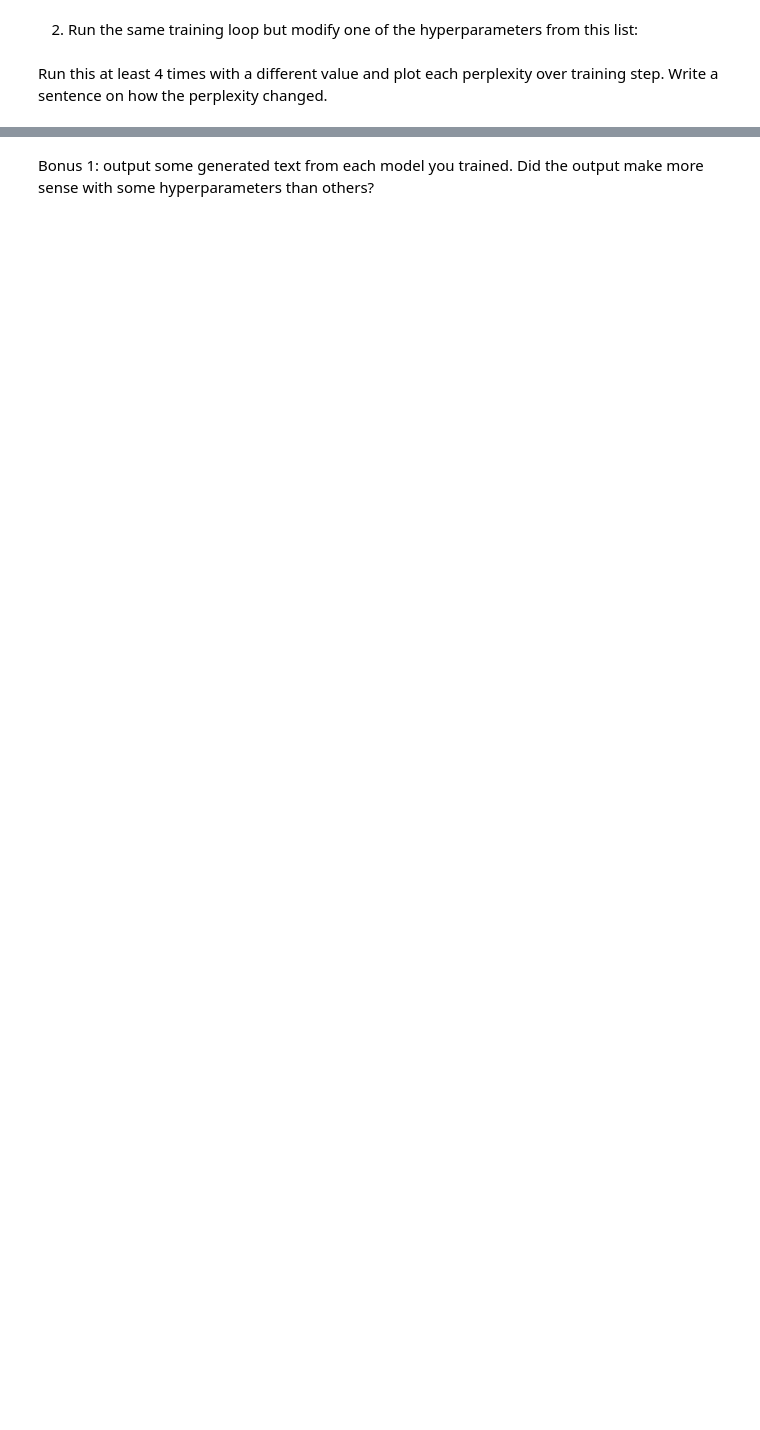
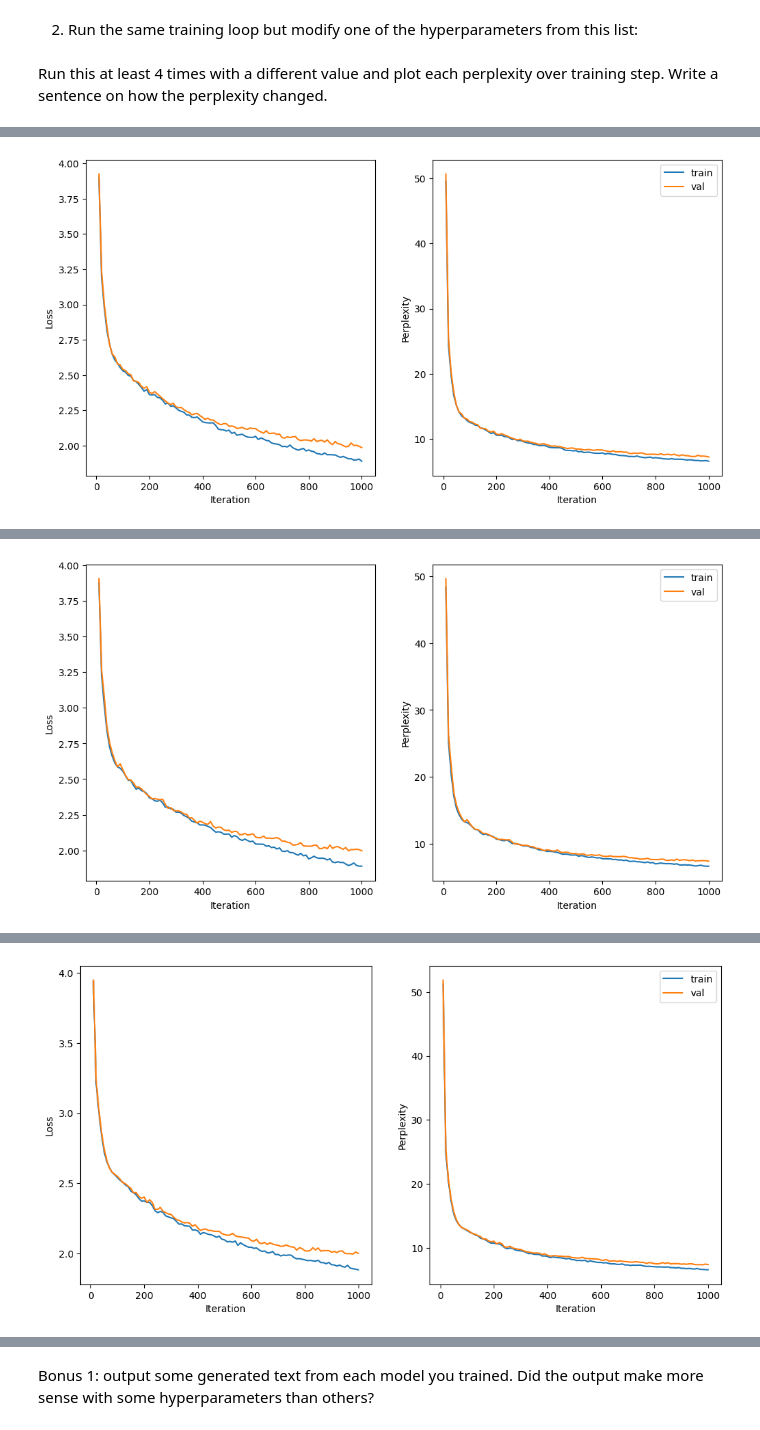
Before and after one commit to azzaea/ai-science-training-series, a Jupyter notebook: 05_llm_part2/LLM_part02.ipynb, the cells around one changed output, grey strips where cells are left out. Saved outputs shown, nothing was run; the diff lists cells and outputs as text; code cells hidden in the pictures; blank space fills up the shorter version.

```diff
--- a/05_llm_part2/LLM_part02.ipynb
+++ b/05_llm_part2/LLM_part02.ipynb
@@ -768,7 +815,7 @@ We will be training a larger LLM on distributed resources in session 6.
     Hint: this function might be useful for you:
 # %%
 @torch.no_grad()
-def estimate_loss():
+def estimate_loss(model):
     out = {}
     model.eval()
     for split in ['train', 'val']:
@@ -836,34 +852,12 @@ max_iters
 # %%
-simple_lm = LanguageModel().to(device)
-optimizer = torch.optim.Adam(simple_lm.parameters(), lr=learning_rate)
-
-# training loop function
-def train_loop(model, max_iters, eval_interval):
-    model.train()
-    train_losses = []
-    val_losses = []
-    for i in range(max_iters):
-        X, Y = get_batch('train')
-        optimizer.zero_grad()
-        logits, loss = model(X, Y)
-        loss.backward()
-        optimizer.step()
-        if i % eval_interval == 0:
-            losses = estimate_loss()
-            train_losses.append(losses['train'])
-            val_losses.append(losses['val'])
-            print(f'Iter {i}, Train loss: {losses["train"]}, Val loss: {losses["val"]}')
-    return train_losses, val_losses
-
 # plot losses and perplexity function as subplots
 def plot_losses_perplexity(train_losses, val_losses):
     import matplotlib.pyplot as plt
     import numpy as np
-    train_perp = [torch.exp(torch.tensor(l)).item() for l in train_losses]
-    val_perp = [torch.exp(torch.tensor(l)).item() for l in val_losses]
+    train_perp = [torch.exp(l.clone().detach()).item() for l in train_losses]
+    val_perp   = [torch.exp(l.clone().detach()).item() for l in val_losses]
 
-
-    fig, axis = plt.subplot(2, 1)
+    fig, axis = plt.subplots(1, 2, figsize=(12, 6))
     axis[0].plot(eval_interval * (1 + np.arange(len(train_losses))), train_losses, label='train')
     axis[0].plot(eval_interval * (1 + np.arange(len(val_losses))), val_losses, label='val')
     axis[0].set_xlabel('Iteration')
@@ -875,7 +869,3 @@ def plot_losses_perplexity(train_losses, val_losses):
     axis[1].set_ylabel('Perplexity')
     plt.legend()
     plt.show()
-
-train_losses, val_losses = train_loop(simple_lm, max_iters, eval_interval)
-
-plot_losses_perplexity(train_losses, val_losses)
@@ -901,0 +875,2 @@ Iter 4990, Train loss: 1.6597929000854492, Val loss: 1.8223158121109009
+# %%
+train_losses, val_losses = train_loop(simple_lm, max_iters//5, eval_interval)
@@ -917,5 +914,6 @@ n_layer = 4
 for _ in range(4):
     simple_lm_nembd128 = LanguageModel().to(device)
     optimizer = torch.optim.Adam(simple_lm_nembd128.parameters(), lr=learning_rate)
-    train_losses, val_losses = train_loop(simple_lm, max_iters, eval_interval)
-    plot_losses(train_losses, val_losses, perplexity=True)
+    train_losses, val_losses = train_loop(simple_lm_nembd128, max_iters//5, eval_interval)
+    plot_losses_perplexity(train_losses, val_losses)
+# %% [output]
@@ -921,0 +937 @@ for _ in range(4):
+[figure, added]
@@ -921,0 +955 @@ for _ in range(4):
+[figure, added]
@@ -921,0 +973 @@ for _ in range(4):
+[figure, added]
```
Also changed, not shown: parts of 34 cells of this notebook.
